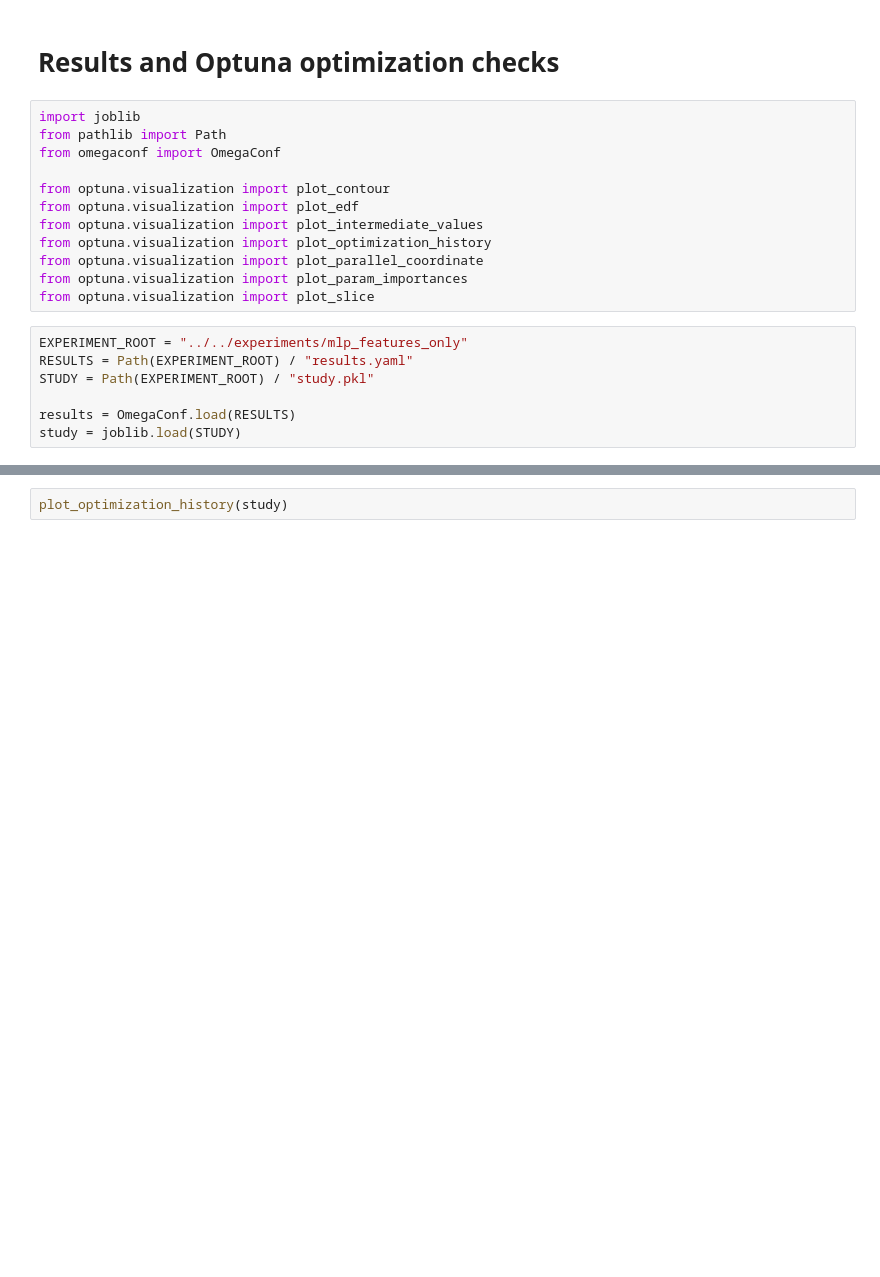
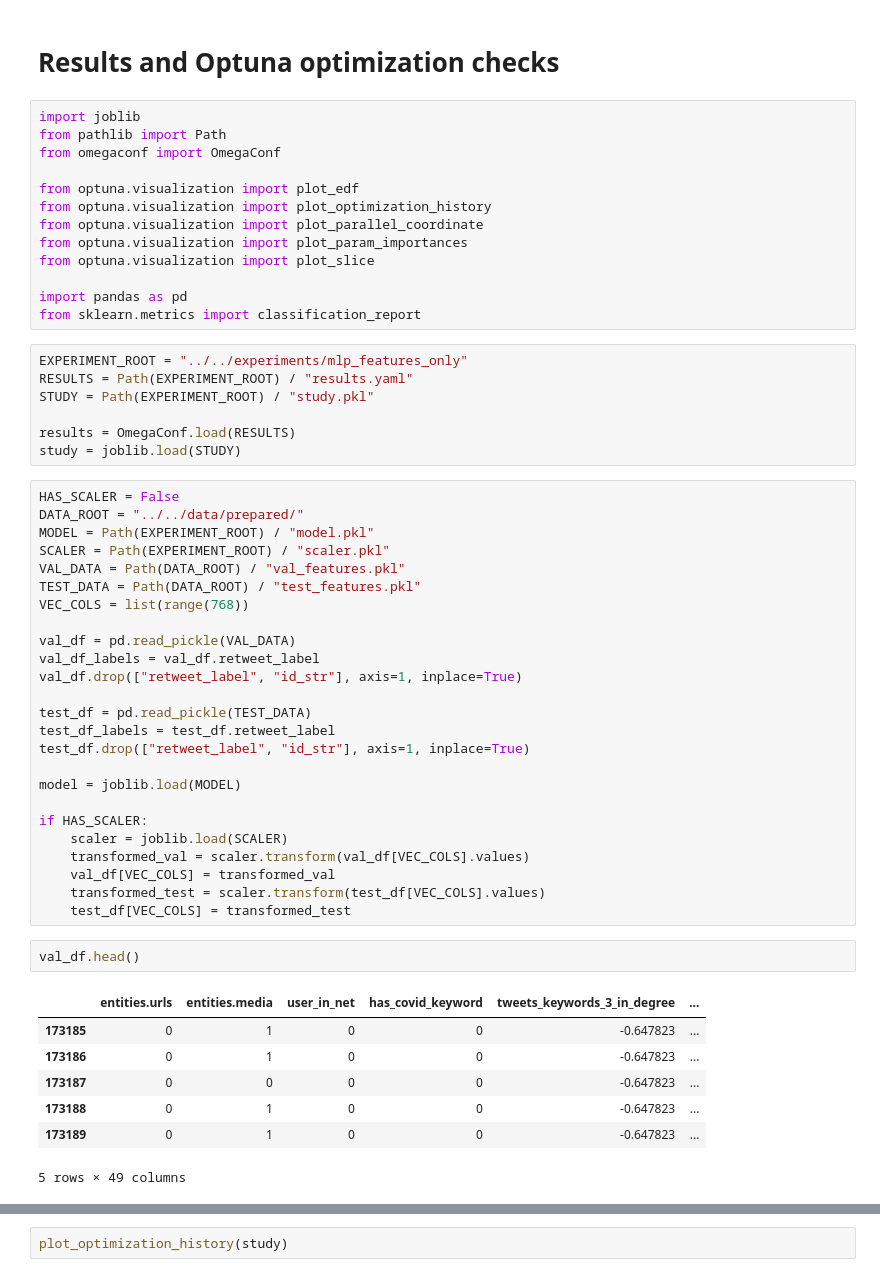
Before and after one commit to InfoCoV/Multi-Cro-CoV-cseBERT, a Jupyter notebook: notebooks/results_analysis/mlp_features_only.ipynb, the cells around one changed output, grey strips where cells are left out. Saved outputs shown, nothing was run; the diff lists cells and outputs as text; blank space fills up the shorter version.

Commit message:
Update mlp experiments

```diff
--- a/notebooks/results_analysis/mlp_features_only.ipynb
+++ b/notebooks/results_analysis/mlp_features_only.ipynb
@@ -5,13 +5,14 @@ import joblib
 from pathlib import Path
 from omegaconf import OmegaConf
 
-from optuna.visualization import plot_contour
 from optuna.visualization import plot_edf
-from optuna.visualization import plot_intermediate_values
 from optuna.visualization import plot_optimization_history
 from optuna.visualization import plot_parallel_coordinate
 from optuna.visualization import plot_param_importances
 from optuna.visualization import plot_slice
+
+import pandas as pd
+from sklearn.metrics import classification_report
 # %%
 EXPERIMENT_ROOT = "../../experiments/mlp_features_only"
 RESULTS = Path(EXPERIMENT_ROOT) / "results.yaml"
@@ -19,3 +20,38 @@ STUDY = Path(EXPERIMENT_ROOT) / "study.pkl"
 
 results = OmegaConf.load(RESULTS)
 study = joblib.load(STUDY)
+# %%
+HAS_SCALER = False
+DATA_ROOT = "../../data/prepared/"
+MODEL = Path(EXPERIMENT_ROOT) / "model.pkl"
+SCALER = Path(EXPERIMENT_ROOT) / "scaler.pkl"
+VAL_DATA = Path(DATA_ROOT) / "val_features.pkl"
+TEST_DATA = Path(DATA_ROOT) / "test_features.pkl"
+VEC_COLS = list(range(768))
+
+val_df = pd.read_pickle(VAL_DATA)
+val_df_labels = val_df.retweet_label
+val_df.drop(["retweet_label", "id_str"], axis=1, inplace=True)
+
+test_df = pd.read_pickle(TEST_DATA)
+test_df_labels = test_df.retweet_label
+test_df.drop(["retweet_label", "id_str"], axis=1, inplace=True)
+
+model = joblib.load(MODEL)
+
+if HAS_SCALER:
+    scaler = joblib.load(SCALER)
+    transformed_val = scaler.transform(val_df[VEC_COLS].values)
+    val_df[VEC_COLS] = transformed_val
+    transformed_test = scaler.transform(test_df[VEC_COLS].values)
+    test_df[VEC_COLS] = transformed_test
+# %%
+val_df.head()
+# %% [output]
+|  | entities.urls | entities.media | user_in_net | has_covid_keyword | tweets_keywords_3_in_degree | ... |
+| 173185 | 0 | 1 | 0 | 0 | -0.647823 | ... |
+| 173186 | 0 | 1 | 0 | 0 | -0.647823 | ... |
+| 173187 | 0 | 0 | 0 | 0 | -0.647823 | ... |
+| 173188 | 0 | 1 | 0 | 0 | -0.647823 | ... |
+| 173189 | 0 | 1 | 0 | 0 | -0.647823 | ... |
+5 rows × 49 columns
```
Also changed, not shown: parts of 9 cells of this notebook, 9 other files.
